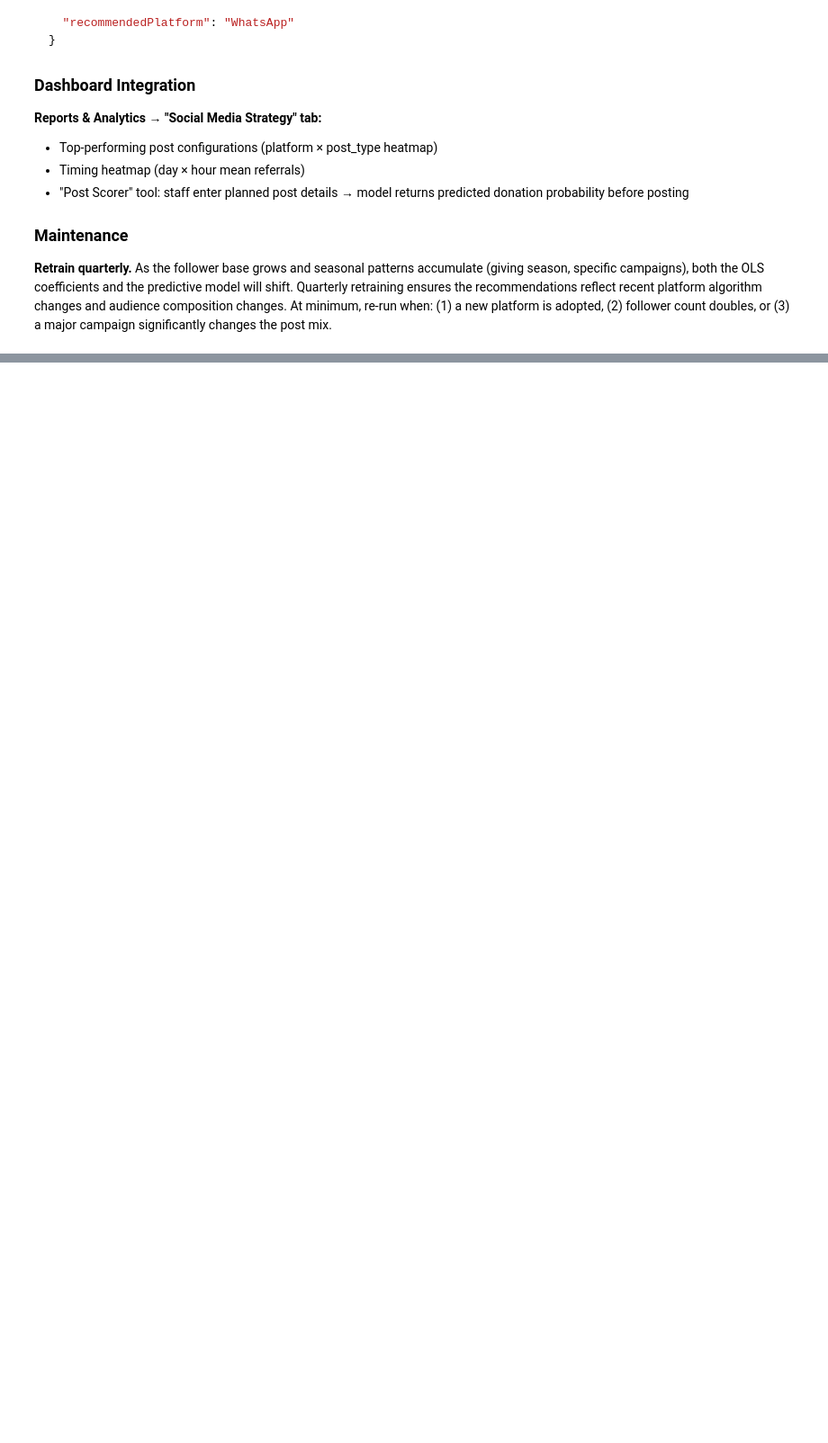
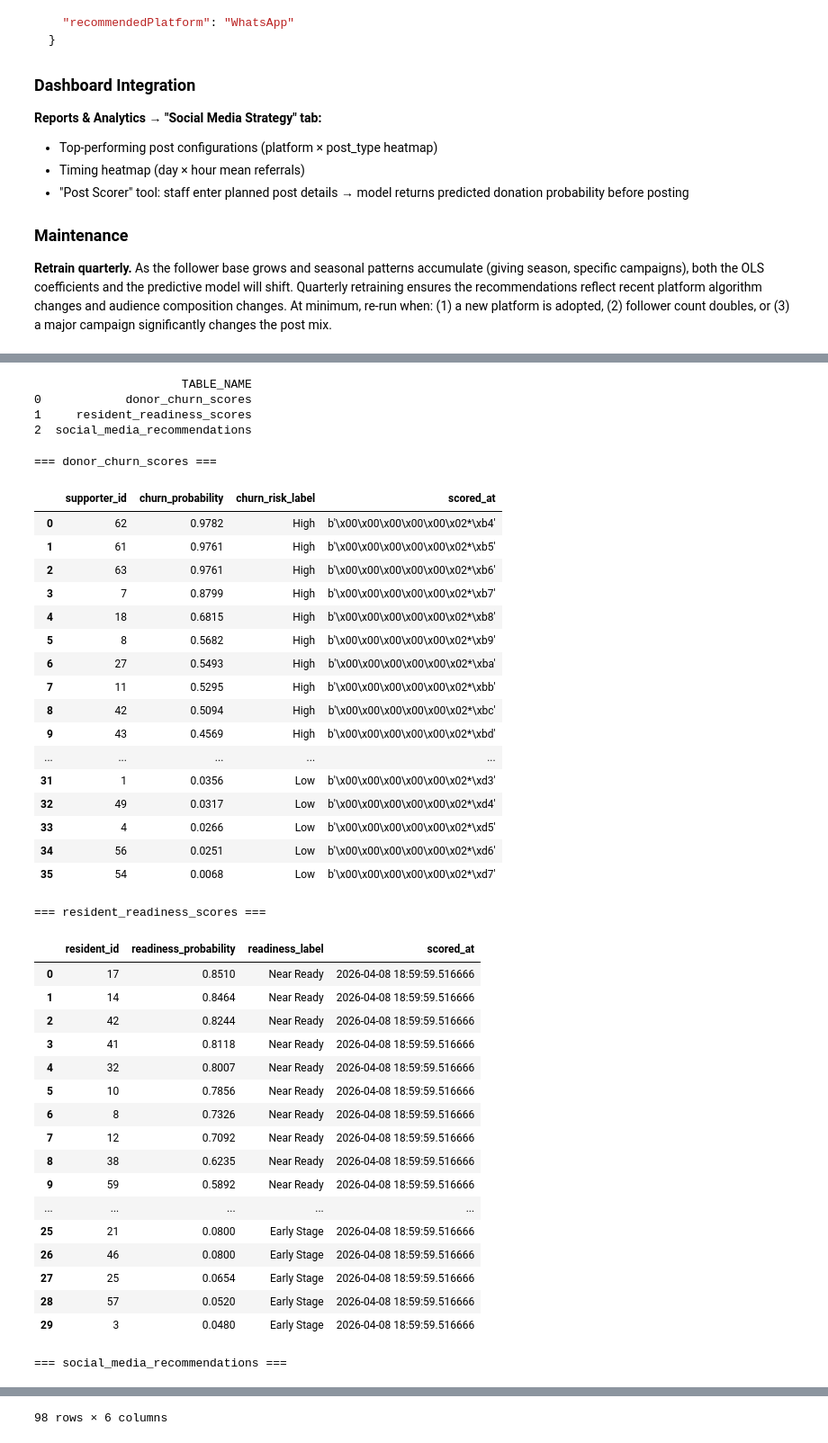
Before and after one commit to colelatour/Intex2026, a Jupyter notebook: pipelines/social-media-impact-pipeline/social-media-impact.ipynb, the cells around one changed output, grey strips where cells are left out. Shown at 90% size. Saved outputs shown, nothing was run; the diff lists cells and outputs as text; code cells hidden in the pictures; blank space fills up the shorter version.

```diff
--- a/pipelines/social-media-impact-pipeline/social-media-impact.ipynb
+++ b/pipelines/social-media-impact-pipeline/social-media-impact.ipynb
@@ -881,0 +921,65 @@ Spot-check — WhatsApp ImpactStory with resident story, Tuesday 10am:
+# %%
+df = pd.read_sql("""
+    SELECT TABLE_NAME
+    FROM INFORMATION_SCHEMA.TABLES
+    WHERE TABLE_TYPE = 'BASE TABLE'
+    AND TABLE_NAME IN (
+        'donor_churn_scores',
+        'resident_readiness_scores',
+        'social_media_recommendations'
+    )
+    ORDER BY TABLE_NAME
+""", engine)
+print(df)
+# %% [output]
+                     TABLE_NAME
+0            donor_churn_scores
+1     resident_readiness_scores
+2  social_media_recommendations
+# %%
+print("=== donor_churn_scores ===")
+display(pd.read_sql("SELECT * FROM donor_churn_scores ORDER BY churn_probability DESC", engine))
+
+print("\n=== resident_readiness_scores ===")
+display(pd.read_sql("SELECT * FROM resident_readiness_scores ORDER BY readiness_probability DESC", engine))
+
+print("\n=== social_media_recommendations ===")
+display(pd.read_sql("SELECT * FROM social_media_recommendations ORDER BY ABS(coefficient) DESC", engine))
+# %% [output]
+=== donor_churn_scores ===
+|  | supporter_id | churn_probability | churn_risk_label | scored_at |
+| 0 | 62 | 0.9782 | High | b'\x00\x00\x00\x00\x00\x02*\xb4' |
+| 1 | 61 | 0.9761 | High | b'\x00\x00\x00\x00\x00\x02*\xb5' |
+| 2 | 63 | 0.9761 | High | b'\x00\x00\x00\x00\x00\x02*\xb6' |
+| 3 | 7 | 0.8799 | High | b'\x00\x00\x00\x00\x00\x02*\xb7' |
+| 4 | 18 | 0.6815 | High | b'\x00\x00\x00\x00\x00\x02*\xb8' |
+| 5 | 8 | 0.5682 | High | b'\x00\x00\x00\x00\x00\x02*\xb9' |
+| 6 | 27 | 0.5493 | High | b'\x00\x00\x00\x00\x00\x02*\xba' |
+| 7 | 11 | 0.5295 | High | b'\x00\x00\x00\x00\x00\x02*\xbb' |
+| 8 | 42 | 0.5094 | High | b'\x00\x00\x00\x00\x00\x02*\xbc' |
+| 9 | 43 | 0.4569 | High | b'\x00\x00\x00\x00\x00\x02*\xbd' |
+| ... | ... | ... | ... | ... |
+| 31 | 1 | 0.0356 | Low | b'\x00\x00\x00\x00\x00\x02*\xd3' |
+| 32 | 49 | 0.0317 | Low | b'\x00\x00\x00\x00\x00\x02*\xd4' |
+| 33 | 4 | 0.0266 | Low | b'\x00\x00\x00\x00\x00\x02*\xd5' |
+| 34 | 56 | 0.0251 | Low | b'\x00\x00\x00\x00\x00\x02*\xd6' |
+| 35 | 54 | 0.0068 | Low | b'\x00\x00\x00\x00\x00\x02*\xd7' |
+=== resident_readiness_scores ===
+|  | resident_id | readiness_probability | readiness_label | scored_at |
+| 0 | 17 | 0.8510 | Near Ready | 2026-04-08 18:59:59.516666 |
+| 1 | 14 | 0.8464 | Near Ready | 2026-04-08 18:59:59.516666 |
+| 2 | 42 | 0.8244 | Near Ready | 2026-04-08 18:59:59.516666 |
+| 3 | 41 | 0.8118 | Near Ready | 2026-04-08 18:59:59.516666 |
+| 4 | 32 | 0.8007 | Near Ready | 2026-04-08 18:59:59.516666 |
+| 5 | 10 | 0.7856 | Near Ready | 2026-04-08 18:59:59.516666 |
+| 6 | 8 | 0.7326 | Near Ready | 2026-04-08 18:59:59.516666 |
+| 7 | 12 | 0.7092 | Near Ready | 2026-04-08 18:59:59.516666 |
+| 8 | 38 | 0.6235 | Near Ready | 2026-04-08 18:59:59.516666 |
+| 9 | 59 | 0.5892 | Near Ready | 2026-04-08 18:59:59.516666 |
+| ... | ... | ... | ... | ... |
+| 25 | 21 | 0.0800 | Early Stage | 2026-04-08 18:59:59.516666 |
+| 26 | 46 | 0.0800 | Early Stage | 2026-04-08 18:59:59.516666 |
+| 27 | 25 | 0.0654 | Early Stage | 2026-04-08 18:59:59.516666 |
+| 28 | 57 | 0.0520 | Early Stage | 2026-04-08 18:59:59.516666 |
+| 29 | 3 | 0.0480 | Early Stage | 2026-04-08 18:59:59.516666 |
+=== social_media_recommendations ===
@@ -881,0 +998 @@ Spot-check — WhatsApp ImpactStory with resident story, Tuesday 10am:
+98 rows × 6 columns
```
Also changed, not shown: parts of 18 cells of this notebook, 36 other files.
